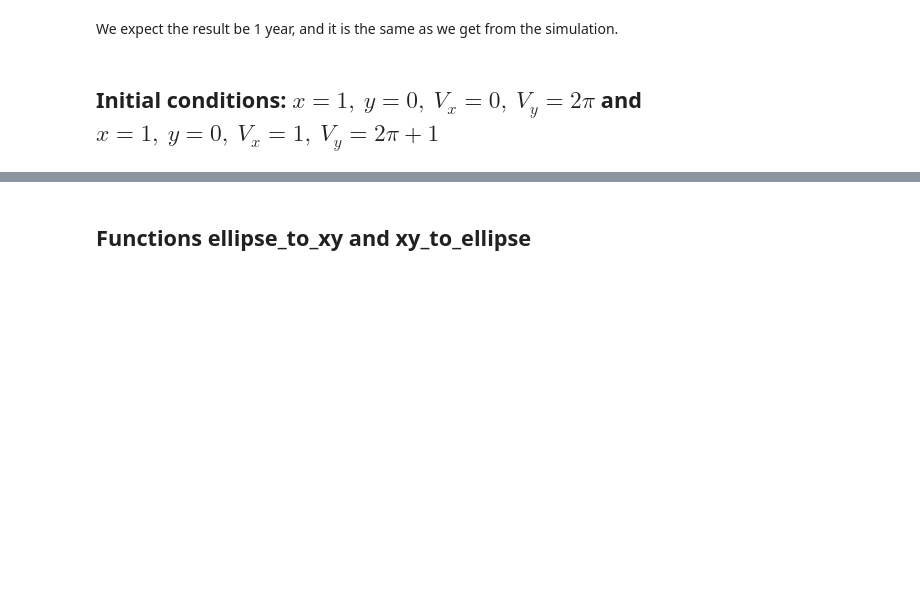
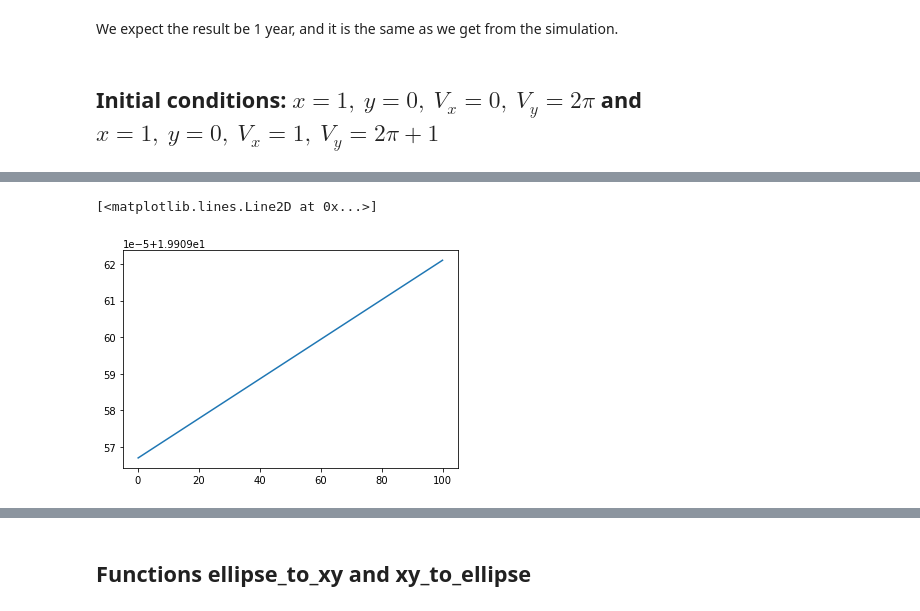
Before and after one commit to maxpaik16/352FinalProject, a Jupyter notebook: Solver/ode_solver_test.ipynb, the cells around one changed output, grey strips where cells are left out. Cells and saved outputs as stored; diff of their text form; code cells hidden in the pictures; blank space fills up the shorter version.

```diff
--- a/Solver/ode_solver_test.ipynb
+++ b/Solver/ode_solver_test.ipynb
@@ -171,0 +197,5 @@ plt.savefig("xytest_circle_ellipse.png")
+# %%
+plt.plot(t[1000:nsteps], E2[1000:nsteps])
+# %% [output]
+[<matplotlib.lines.Line2D at 0x...>]
+[figure, added]
```
Also changed, not shown: parts of 12 cells of this notebook.
